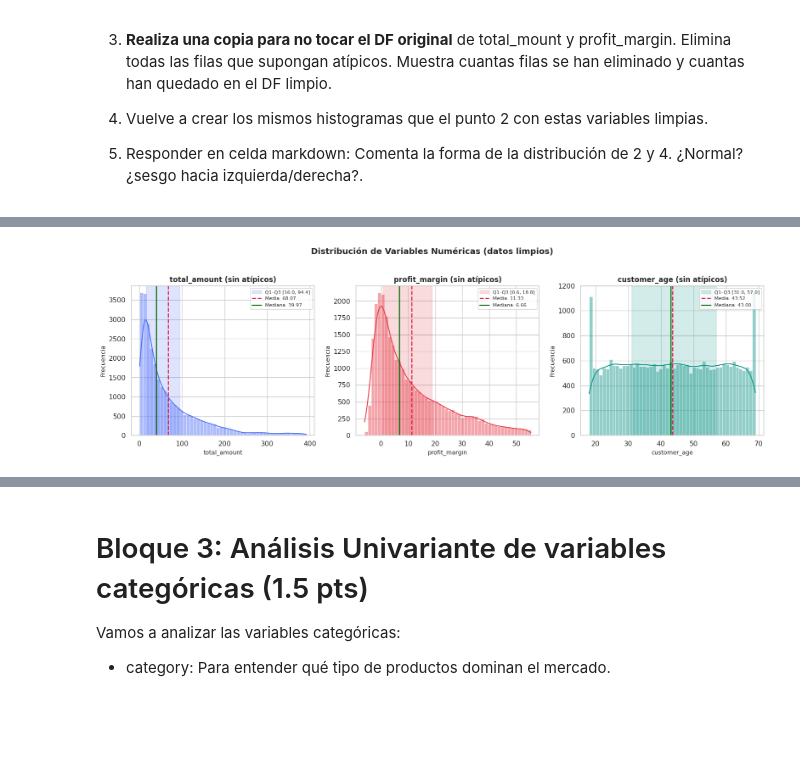
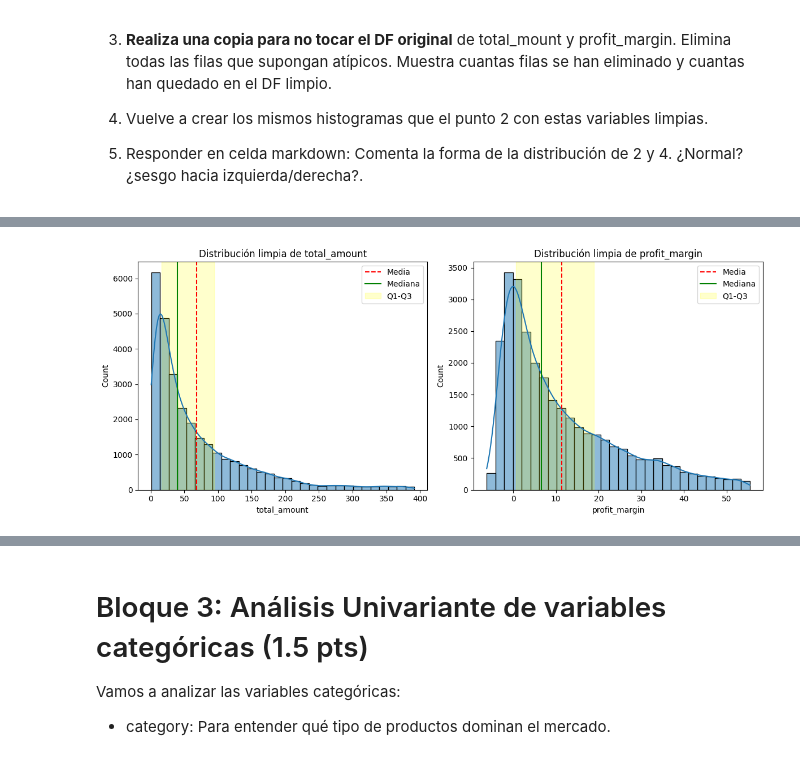
Before and after one commit to iriveraf01/Python-2526, a Jupyter notebook: AD/TrabajoTema3/Trabajo_Final.ipynb, the cells around one changed output, grey strips where cells are left out. Saved outputs shown, nothing was run; the diff lists cells and outputs as text; code cells hidden in the pictures; blank space fills up the shorter version.

```diff
--- a/AD/TrabajoTema3/Trabajo_Final.ipynb
+++ b/AD/TrabajoTema3/Trabajo_Final.ipynb
@@ -187,40 +218,30 @@ print('─' * 45)
 # %%
-df_clean = df[['total_amount', 'profit_margin', 'customer_age']].copy()
-for var in ['total_amount', 'profit_margin']:
-    q1  = df_clean[var].quantile(0.25)
-    q3  = df_clean[var].quantile(0.75)
-    iqr = q3 - q1
-    df_clean = df_clean[(df_clean[var] >= q1 - 1.5*iqr) & (df_clean[var] <= q3 + 1.5*iqr)]
+import matplotlib.pyplot as plt
+import seaborn as sns
 
-# ── Histogramas ───────────────────────────────────────────────────────────────
-variables = ['total_amount', 'profit_margin', 'customer_age']
-colores   = ['#4A6CF7', '#E63946', '#0D9488']
+variables = ['total_amount', 'profit_margin']
 
-fig, axes = plt.subplots(1, 3, figsize=(16, 5))
+fig, axes = plt.subplots(1, 2, figsize=(12,5))
 
-for ax, var, color in zip(axes, variables, colores):
-    data = df_clean[var].dropna()
-    q1   = data.quantile(0.25)
-    q3   = data.quantile(0.75)
-    mean = data.mean()
-    med  = data.median()
+for i, var in enumerate(variables):
 
-    sns.histplot(data, kde=True, ax=ax, color=color,
-                 alpha=0.45, edgecolor='white', bins=50)
+    media = df_clean[var].mean()
+    mediana = df_clean[var].median()
+    q1 = df_clean[var].quantile(0.25)
+    q3 = df_clean[var].quantile(0.75)
 
-    ax.axvspan(q1, q3, alpha=0.18, color=color, label=f'Q1–Q3 [{q1:.1f}, {q3:.1f}]')
-    ax.axvline(mean, color='crimson',   linestyle='--', linewidth=1.8, label=f'Media: {mean:.2f}')
-    ax.axvline(med,  color='darkgreen', linestyle='-',  linewidth=1.8, label=f'Mediana: {med:.2f}')
+    sns.histplot(df_clean[var], kde=True, bins=30, ax=axes[i])
 
-    ax.set_title(f'{var} (sin atípicos)', fontsize=12, fontweight='bold')
-    ax.set_xlabel(var, fontsize=10)
-    ax.set_ylabel('Frecuencia', fontsize=10)
-    ax.legend(fontsize=8)
+    axes[i].axvline(media, color='red', linestyle='--', label='Media')
+    axes[i].axvline(mediana, color='green', linestyle='-', label='Mediana')
 
-fig.suptitle('Distribución de Variables Numéricas (datos limpios)',
-             fontsize=14, fontweight='bold', y=1.02)
+    axes[i].axvspan(q1, q3, alpha=0.2, color='yellow', label='Q1-Q3')
+
+    axes[i].set_title(f'Distribución limpia de {var}')
+    axes[i].legend()
+
 plt.tight_layout()
 plt.show()
 # %% [output]
-[figure, old version]
+[figure, new version]
 # %% [markdown]
```
Also changed, not shown: parts of 31 cells of this notebook, 2 other files.
